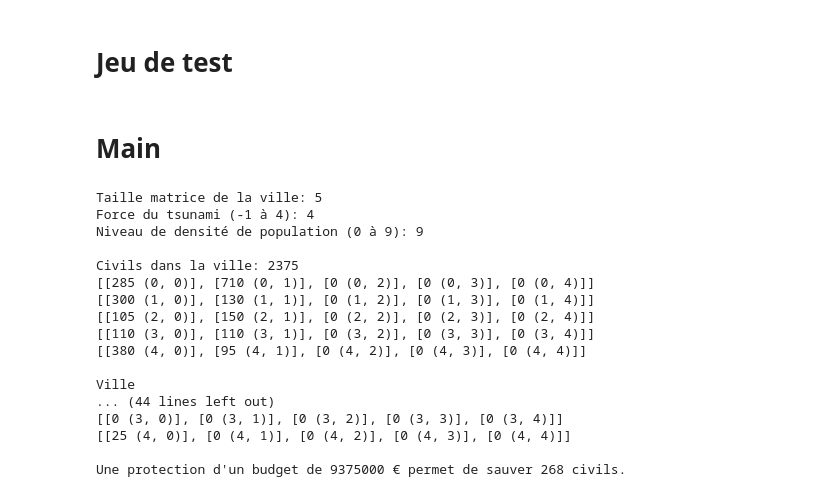
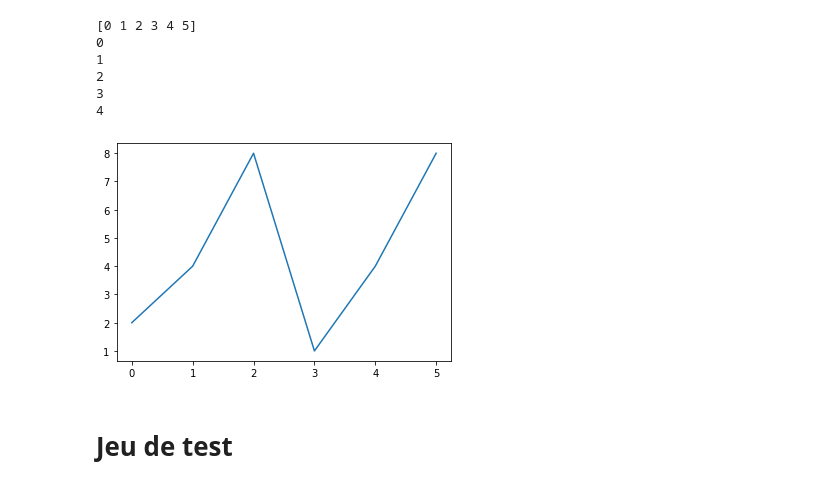
Before and after one commit to are-dynamic-2022-g4/Simtsuna-s-Github-Pages, a Jupyter notebook: Simtsuna-v2.ipynb, the cells around one changed output. Cells and saved outputs as stored; diff of their text form; code cells hidden in the pictures.

```diff
--- a/Simtsuna-v2.ipynb
+++ b/Simtsuna-v2.ipynb
@@ -258,3 +545,18 @@ def tsunami(ville, taille, mat_civil):
+# %%
+a=[2,4,8,1,4,8]
+b=np.arange(6)
+print(b)
+plt.plot(b,a)
+for i in range(5):
+    print(i)
+# %% [output]
+[0 1 2 3 4 5]
+0
+1
+2
+3
+4
+[figure, added]
 # %% [markdown]
 # Jeu de test
 # %%
@@ -287,5 +589,3 @@ ville_test, mat_civil, new_nb_civil_total = tsunami(ville_test, taille, mat_civi
 print("Ville après tsunami")
 print("Civils dans la ville:", new_nb_civil_total, ", Nombre de pertes :", nb_civil_total-new_nb_civil_total)
 show(ville_test) #test des collisions du tsunami (fn coeur)
-# %% [markdown]
-# Main
@@ -362,20 +591,0 @@ def main():
-# %%
-main()
-# %% [output]
-Taille matrice de la ville: 5
-Force du tsunami (-1 à 4): 4
-Niveau de densité de population (0 à 9): 9
-
-Civils dans la ville: 2375
-[[285 (0, 0)], [710 (0, 1)], [0 (0, 2)], [0 (0, 3)], [0 (0, 4)]]
-[[300 (1, 0)], [130 (1, 1)], [0 (1, 2)], [0 (1, 3)], [0 (1, 4)]]
-[[105 (2, 0)], [150 (2, 1)], [0 (2, 2)], [0 (2, 3)], [0 (2, 4)]]
-[[110 (3, 0)], [110 (3, 1)], [0 (3, 2)], [0 (3, 3)], [0 (3, 4)]]
-[[380 (4, 0)], [95 (4, 1)], [0 (4, 2)], [0 (4, 3)], [0 (4, 4)]]
-
-Ville
-... (44 lines left out)
-[[0 (3, 0)], [0 (3, 1)], [0 (3, 2)], [0 (3, 3)], [0 (3, 4)]]
-[[25 (4, 0)], [0 (4, 1)], [0 (4, 2)], [0 (4, 3)], [0 (4, 4)]]
-
-Une protection d'un budget de 9375000 € permet de sauver 268 civils.
```
Also changed, not shown: parts of 8 cells of this notebook.
